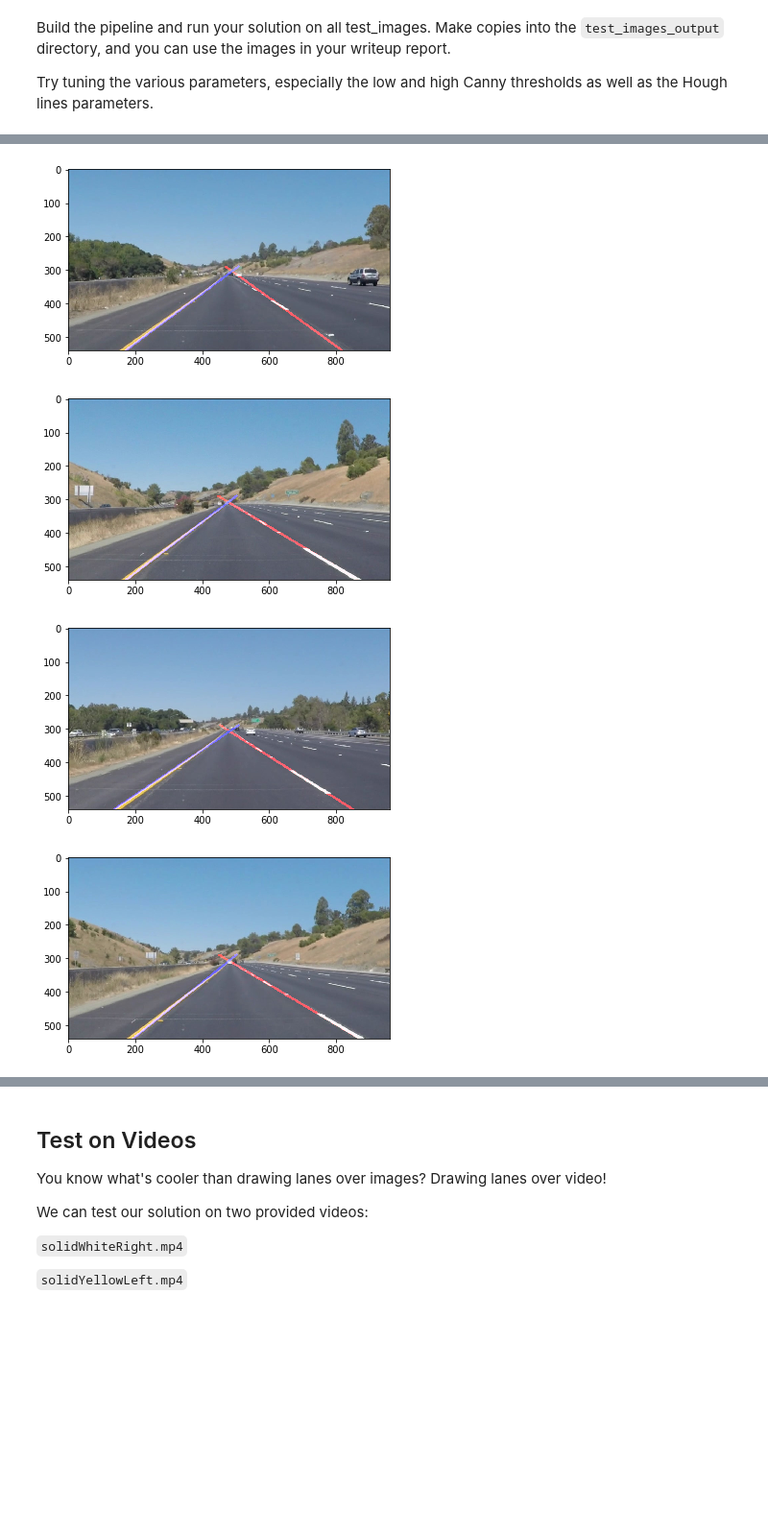
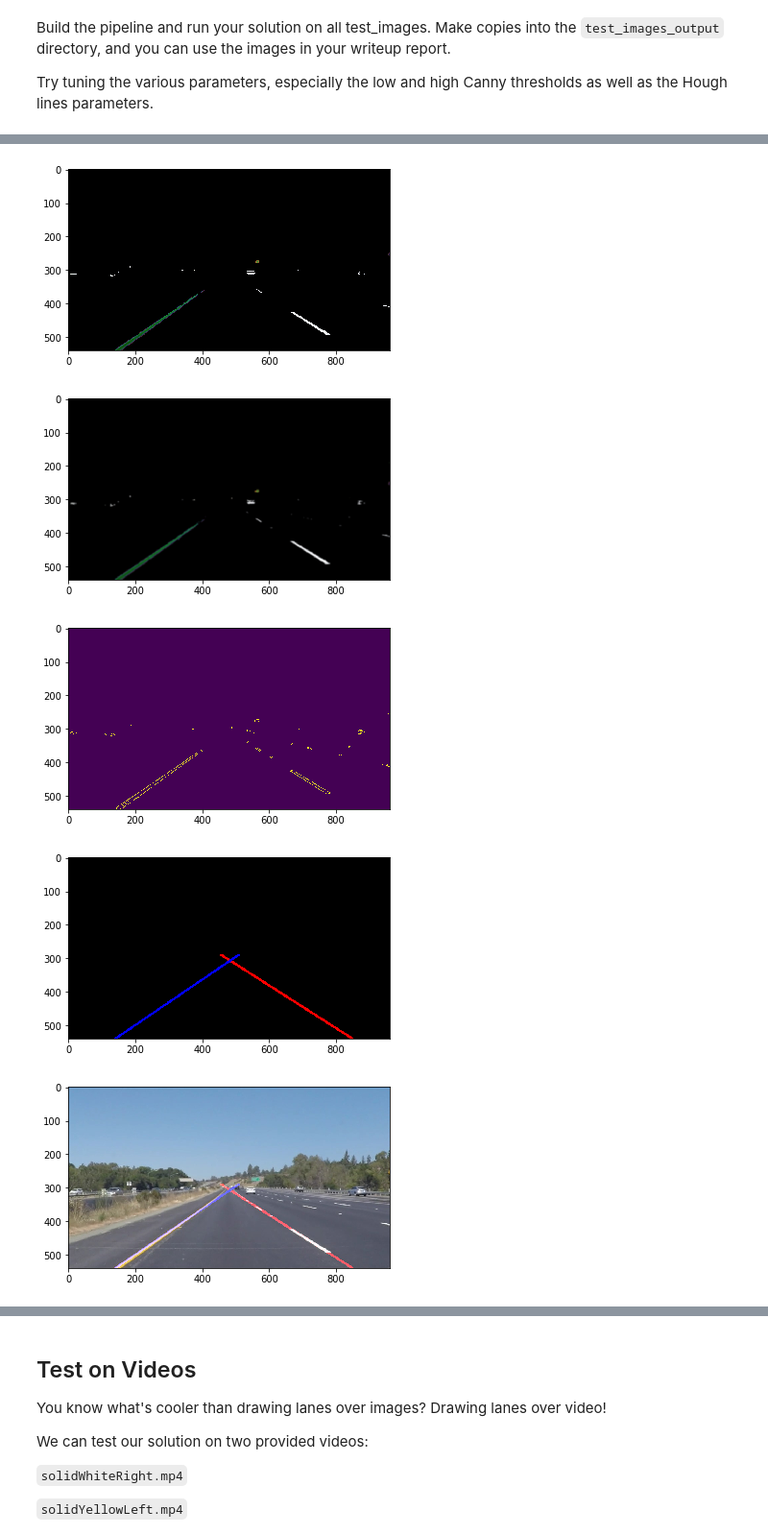
Before and after one commit to david-sterling/CarND_LaneLines-P1, a Jupyter notebook: P1.ipynb, the cells around one changed output, grey strips where cells are left out. Shown at 96% size. Saved outputs shown, nothing was run; the diff lists cells and outputs as text; code cells hidden in the pictures; blank space fills up the shorter version.

```diff
--- a/P1.ipynb
+++ b/P1.ipynb
@@ -300,13 +300,19 @@ Try tuning the various parameters, especially the low and high Canny thresholds
 
 #image = mpimg.imread('./test_images/solidYellowLeft.jpg')
 
+def load_image(image_path):
+    image = mpimg.imread(image_path)
+    return image
+
+def save_image(img, img_path):
+    mpimg.imsave(img_path, img)
+    print('Image saved: ', img_path)
+    return
 
 def find_lanes_pipeline(image):
     imshape = image.shape
     color_filtered = color_filter(image)
-    #print(color_filtered.shape)
-    #gray = grayscale(color_filter)
-    #gray = grayscale(image)
+
     # Define a kernel size and apply Gaussian smoothing
     blur_gray_image = gaussian_blur(color_filtered,9)
     # Define our parameters for Canny and apply
@@ -315,21 +321,35 @@ def find_lanes_pipeline(image):
     vertices = np.array([[(0,imshape[0]),(470, 300), (505, 300), (imshape[1],imshape[0])]], dtype=np.int32)
     masked_image = region_of_interest(edges,vertices)
     # Run Hough on edge detected image
-
     lane_lines = hough_lines(masked_image,2,np.pi/180,1,20,50)
-
-
     # Draw the lines on the edge image
     lines_over_original = cv2.addWeighted(lane_lines, 0.8, image, 1, 0)
     #plt.imshow(lines_over_original)
-    #plt.imshow(lines_over_original)
+
 
     return lines_over_original
 
-def find_lanes_demo(img){
+def plot_image_demo(img):
+    plt.imshow(img)
+    plt.show()
+
+    return img
+def find_lanes_demo(img):
+    imshape = img.shape
+    plot_image_demo(mask_white(img))
+    plot_image_demo(mask_yellow_hsv(img))
+    pipeline =  plot_image_demo(cv2.addWeighted(mask_white(img),1,mask_yellow_hsv(img),1,0))
+    pipeline = plot_image_demo(gaussian_blur(pipeline,9))
+    pipeline = plot_image_demo(canny(pipeline,40,60))
+    vertices = np.array([[(0,imshape[0]),(470, 300), (505, 300), (imshape[1],imshape[0])]], dtype=np.int32)
+    pipeline = region_of_interest(pipeline,vertices)
+    pipeline = plot_image_demo(hough_lines(pipeline,2,np.pi/180,1,20,50))
+    pipeline = plot_image_demo(cv2.addWeighted(pipeline, 0.8, img, 1, 0))
 
 
-}
+
+img = mpimg.imread('test_images/solidYellowLeft.jpg')
+find_lanes_demo(img)
 
 #plt.imshow(find_lanes_pipeline(image))
 #find_lanes_pipeline(image)
@@ -337,8 +357,4 @@ def find_lanes_demo(img){
 #vertices = np.array([[(0,imshape[0]),(470, 300), (505, 300), (imshape[1],imshape[0])]], dtype=np.int32)
 #masked_image = region_of_interest(image,vertices)
 #plt.imshow()
-for test_image in os.listdir("test_images/"):
-    img = mpimg.imread('test_images/' + test_image)
-    plt.imshow(find_lanes_pipeline(img))
-    plt.show()
 # %% [output]
@@ -347,4 +363,5 @@ for test_image in os.listdir("test_images/"):
-[figure, old version]
+[figure, new version]
-[figure, old version]
+[figure, new version]
-[figure, old version]
+[figure, new version]
-[figure, old version]
+[figure, new version]
+[figure, added]
```
Also changed, not shown: parts of 2 cells of this notebook, 1 other file.
